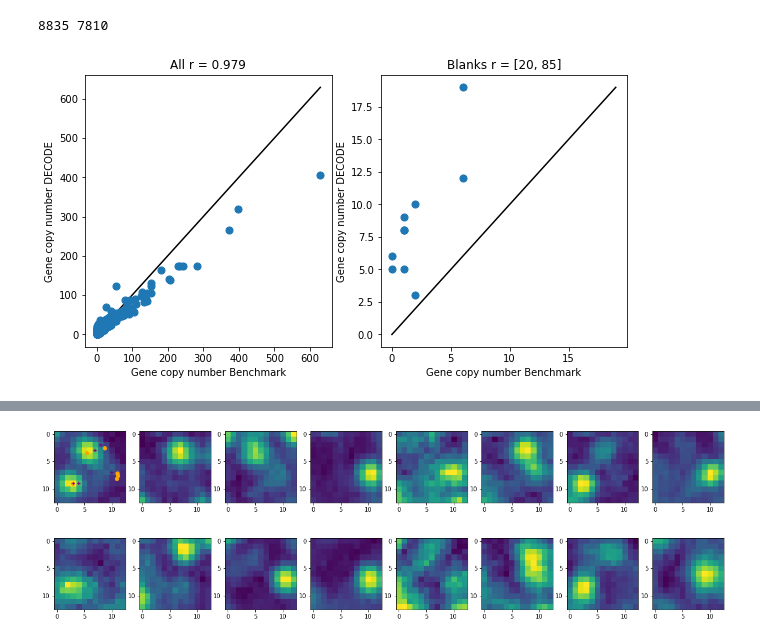
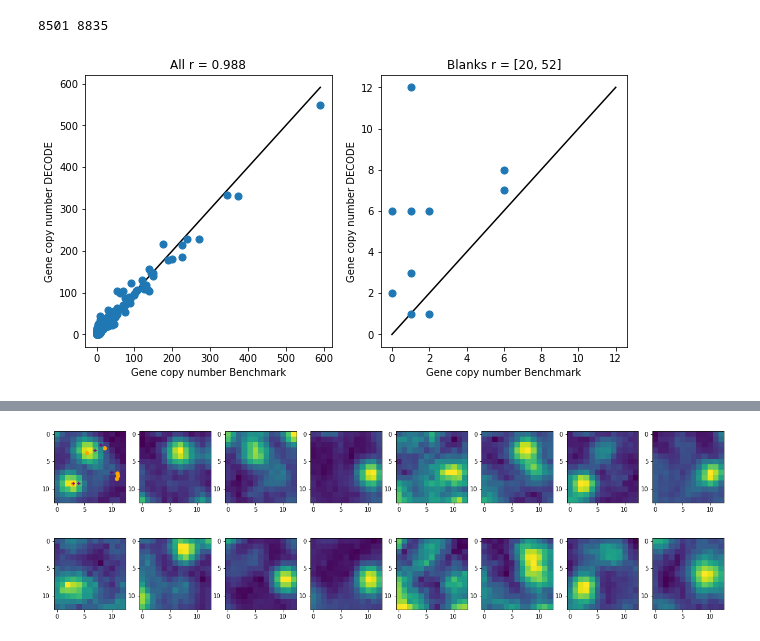
Before and after one commit to TuragaLab/decode_fish, a Jupyter notebook: figures/MERFISH_eval_MOp.ipynb, the cells around one changed output, grey strips where cells are left out. Saved outputs shown, nothing was run; the diff lists cells and outputs as text; code cells hidden in the pictures.

```diff
--- a/figures/MERFISH_eval_MOp.ipynb
+++ b/figures/MERFISH_eval_MOp.ipynb
@@ -32,7 +32,7 @@ pio.renderers.default='notebook'
 import os
 os.environ["CUDA_VISIBLE_DEVICES"] = '0'
 # %%
-out_dir = '/groups/turaga/home/speisera/Mackebox/Artur/WorkDB/deepstorm/models/fishcod/MERFISH_MOp/sweep_mop_4c/*'
+out_dir = '/groups/turaga/home/speisera/Mackebox/Artur/WorkDB/deepstorm/models/fishcod/MERFISH_MOp/sweep_mop_5b/*'
 files = glob.glob(out_dir)
 base_str = 'bsub -gpu "num=1" -q gpu_rtx -n 3 -o logs/ofish.log -e logs/efish.log /groups/turaga/home/speisera/anaconda3/envs/decode_fish_dev2/bin/python /groups/turaga/home/speisera/Mackebox/Artur/WorkDB/deepstorm/decode_fish/decode_fish/merfish_eval.py '
 
@@ -47,6 +47,7 @@ bench_df = nm_to_px(bench_df, [1.085,1.085,1.085])
 bench_df['x'] += 70
 bench_df['y'] += 70
 bench_df = crop_df(bench_df, np.s_[:,:,500:1500,500:1500], px_size_zyx=[100., 100., 100.])
-bench_df['z'] = bench_df['z']/1000
+bench_df['z'] = bench_df['z']/10
+len(bench_df)
 # %% [output]
 17130008
@@ -57,5 +55,5 @@ len(bench_df)
 # %%
-sweep_name = 'merfish_sweep_mop_4c'
+sweep_name = 'merfish_sweep_mop_5b'
 # sweep_name = 'merfish_sweep_ci_15_'
 
 df_dict = {}
@@ -63,5 +61,11 @@ df_dict = {}
 df_dict['bench'] = bench_df
 
 for f in glob.glob(f'../data/results/MERFISH/{sweep_name}*'):
+#     if 'per_channel' in f:
+#     print(f)
     dec_df = pd.read_csv(f)
-    df_dict['dec_'+f.split(sweep_name)[-1].split('.csv')[0]] = dec_df[dec_df['gene'] != 'MALAT1']
+    dec_df = sel_int_ch(dec_df, code_ref)
+    dec_df['zm'] = dec_df['z']%100
+    dec_df['int_sig_tot'] = np.sqrt(dec_df['int_sig_0']**2+dec_df['int_sig_1']**2+dec_df['int_sig_2']**2+dec_df['int_sig_3']**2)
+    dec_df['bla'] = 1/10*dec_df['int_sig_tot'] + dec_df['comb_sig']
+    df_dict['dec'+f.split(sweep_name)[-1].split('.csv')[0]] = dec_df
@@ -70,0 +87,2 @@ res_df['z'] = res_df['z']/100
+# %%
+res_df = df_dict['dec_l1_reg:0.0003xpsf_vol:True']
@@ -102,8 +134,8 @@ Shift: 1.89,-0.09,0.63
 # %%
-plot_gene_panels(res_single.nsmallest(9000, 'comb_sig'), bench_df, targets)
+plot_gene_panels(res_sub_m.nsmallest(8835, 'comb_sig'), bench_df, targets)
 # %% [output]
-8835 7810
+8501 8835
-[figure, old version]
+[figure, new version]
 # %%
 plt.figure(figsize=(2,3))
 sns.distplot(matches.groupby('loc_idx_tar')['loc_idx_tar'].count(), bins=[0.5,1.5,2.5,3.5],kde=False)
```
Also changed, not shown: parts of 72 cells of this notebook, 28 other files.
